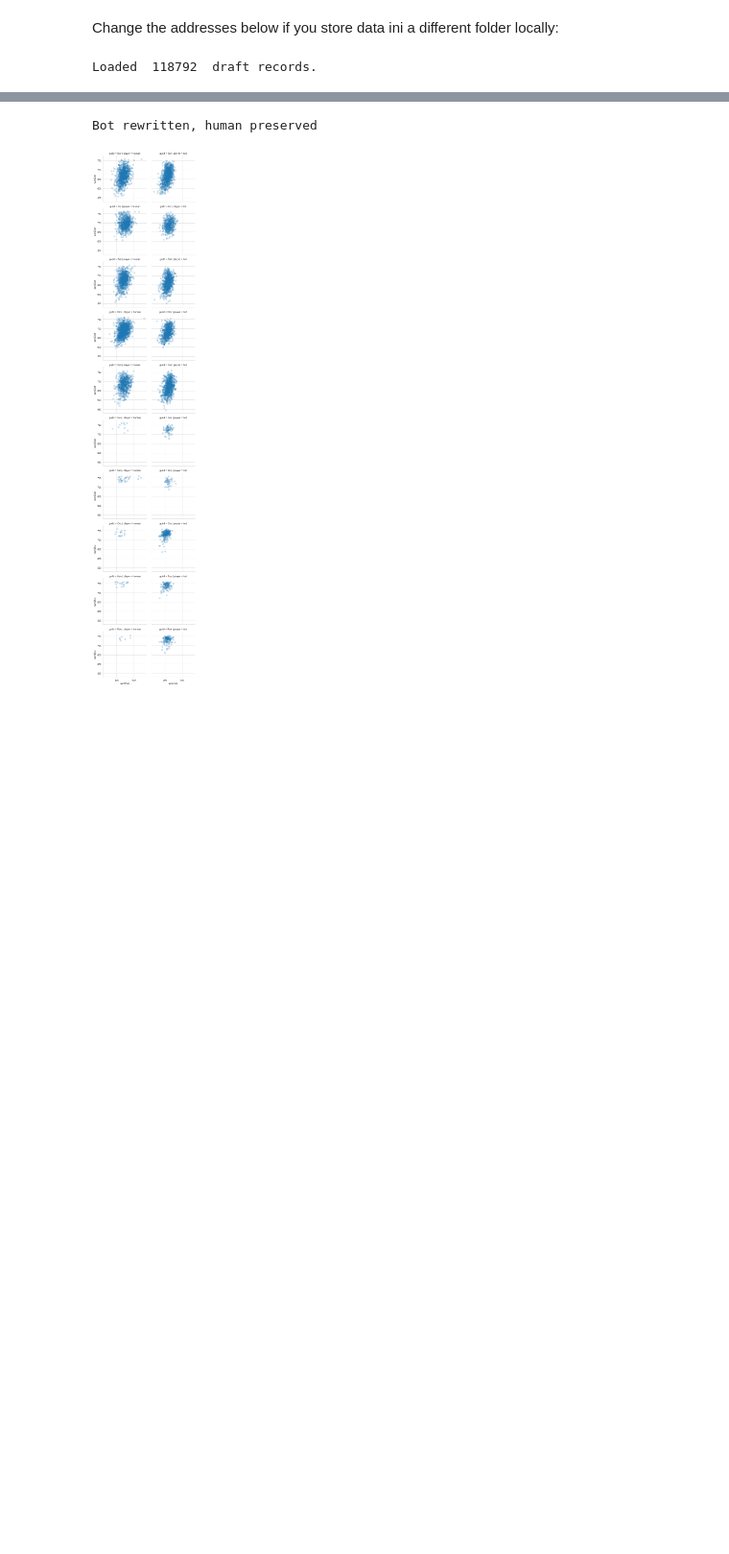
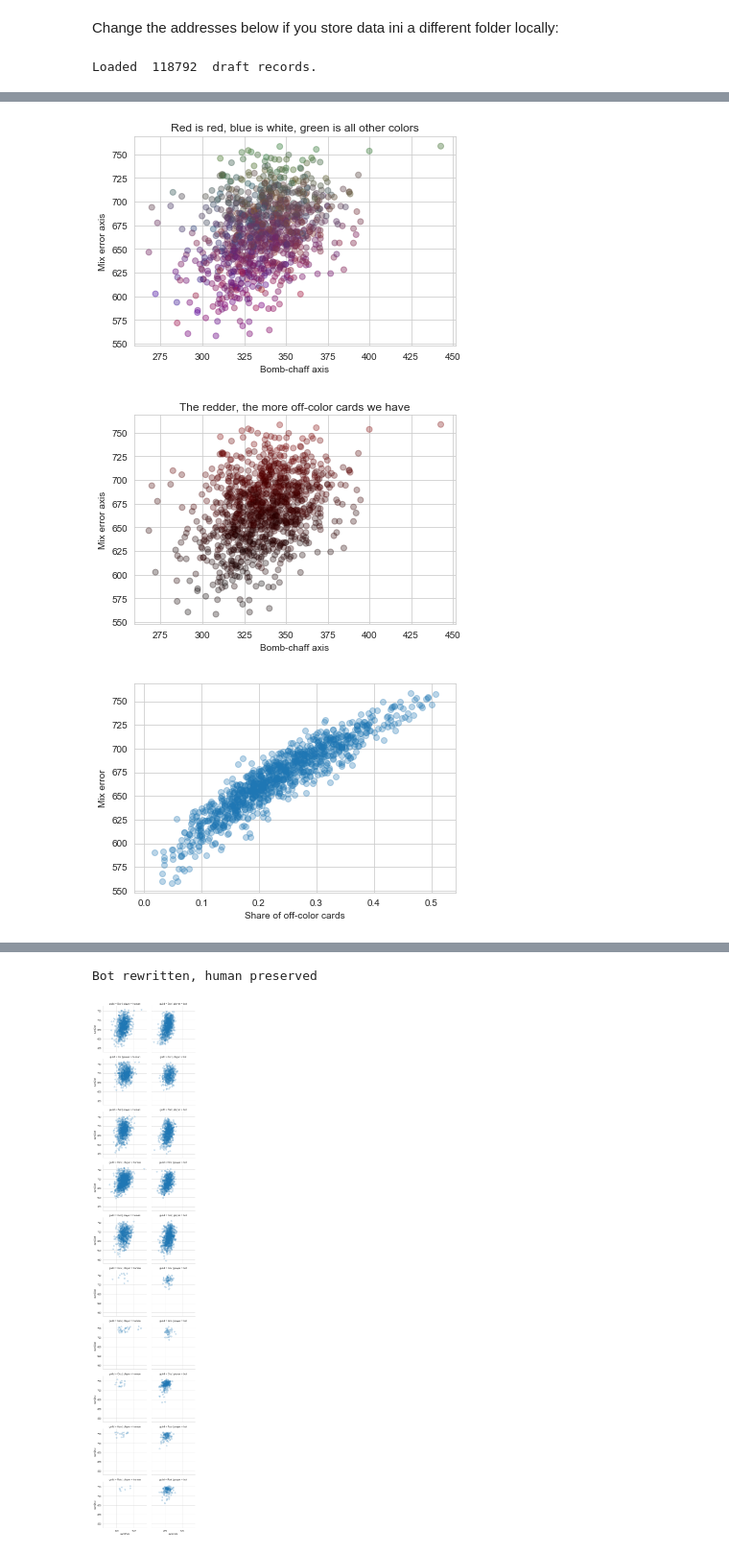
Before and after one commit to khakhalin/MTG, a Jupyter notebook: Arseny/deck-quality.ipynb, the cells around one changed output, grey strips where cells are left out. Shown at 96% size. Cells and saved outputs as stored; diff of their text form; code cells hidden in the pictures; blank space fills up the shorter version.

```diff
--- a/Arseny/deck-quality.ipynb
+++ b/Arseny/deck-quality.ipynb
@@ -267,3 +257,56 @@ vicious_rumors              B  11.721805
+# %%
+# Look at 2 color vs 3 color decks
+
+%matplotlib inline
+
+localData = dataToPlot.loc[dataToPlot['guild']=='Bor']
+
+# Let's calculate dot colors from color identities.
+# Now, as a card can have more than 1 color identity, this calculation is a bit weird.
+rgbthing = np.zeros((len(localData),3))
+temp = np.array(localData[['r','w']].values) # Number of in-color card, but dual-colors are double-counted
+rgbthing[:,0] = temp[:,0]/np.sum(np.array(localData[colorList]),1) # Ratio to the full number of identities
+rgbthing[:,2] = temp[:,1]/np.sum(np.array(localData[colorList]),1)
+# The above calculation is weird. If 50% of cards are red, and 50% are black, it gives 50% red deck.
+# But if 50% of cards are WR duals, and 50% are black, it gives 33% red, 33% white, 33% black deck.
+# Which is not incorrect (what would be "correct" here???), but it IS weird.
+rgbthing[:,1] = 1-np.sum(rgbthing,1)
+
+#print(rgbthing[:10,:])
+
+#sns.relplot(data=localData, x='sumPick', y='sumDist', edgecolor='none', alpha=0.4);
+plt.scatter(localData['sumPick'], localData['sumDist'], c=rgbthing, alpha=0.4)
+plt.title('Red is red, blue is white, green is all other colors');
+plt.xlabel('Bomb-chaff axis');
+plt.ylabel('Mix error axis');
+plt.show()
+
+#n = len(localData)
+#plt.scatter(localData['sumPick'], localData['sumDist'],
+#            c=np.concatenate((np.zeros((n,3)),rgbthing[:,1].reshape(-1,1)),1))
+# Three weird things here:
+# one is that the only way to set alpha is communicate it as the 4th (j=3) column in rgb.
+# Another, is that slicing a column from a matrix makes it a vector, and vectors are rows, so had to reshape before concat.
+# Finanlly, in reshaping, -1 signifies default dim that is calculated based on the length and other dim.
+#plt.title('Share of off-color cards');
+# (I ended up not liking this plot, as alpha is confusing with so many points)
+
+n = len(localData)
+plt.scatter(localData['sumPick'], localData['sumDist'], alpha=0.3,
+            c=np.concatenate((rgbthing[:,1].reshape(-1,1),np.zeros((n,2))),1))
+plt.title('The redder, the more off-color cards we have');
+plt.xlabel('Bomb-chaff axis');
+plt.ylabel('Mix error axis');
+plt.show()
+
+# A more obvious statement: the more off-color, the lower the synergy
+plt.scatter(rgbthing[:,1], localData['sumDist'], alpha=0.3);
+plt.xlabel('Share of off-color cards');
+plt.ylabel('Mix error');
+# %% [output]
+[figure, added]
+[figure, added]
+[figure, added]
 # %% [markdown]
 ### Next steps:
 
```
Also changed, not shown: parts of 8 cells of this notebook.
